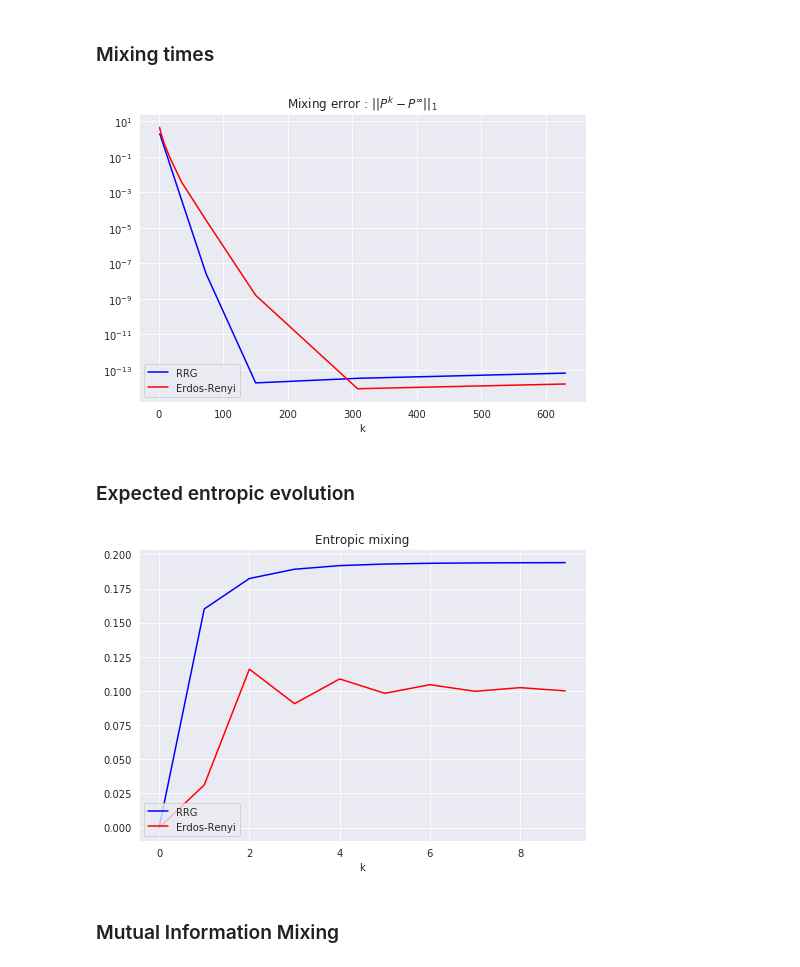
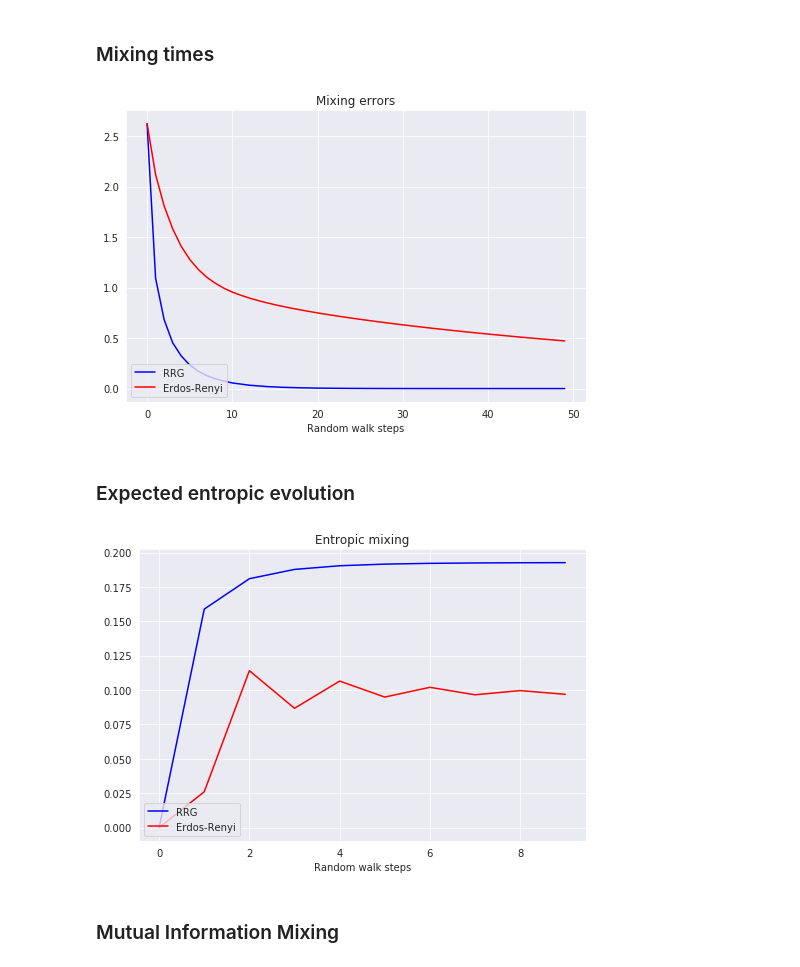
Before and after one commit to sauxpa/expander_graphs, a Jupyter notebook: random_regular_graphs.ipynb, the cells around one changed output. Saved outputs shown, nothing was run; the diff lists cells and outputs as text; code cells hidden in the pictures.

Commit message:
add the new mixing error

```diff
--- a/random_regular_graphs.ipynb
+++ b/random_regular_graphs.ipynb
@@ -160,16 +143,17 @@ with sns.axes_style("darkgrid"):
 Compute $t\mapsto \mathbb{E}\big[H(vP^t) - H(v)\big]$ i.e the increase in entropy after $t$ steps of mixing average across random initial distribution $v$ sampled uniformly.
 # %%
 walk_length = 10
-n_samples = int(1e3)
-entropy_diff = builder.entropy_mixing(n_samples, walk_length)
+n_samples = int(1e3) # Evaluate mxing against random initial distributions
+# n_samples = -1 # Evaluate mxing against Dirac masses at each node
+entropy_diff = builder.entropy_mixing(walk_length, n_samples)
 
-entropy_diff_tree = entropy_mixing(P_tree, n_samples, walk_length)
+entropy_diff_tree = entropy_mixing(P_tree, walk_length, n_samples)
 
 with sns.axes_style("darkgrid"):
     fig, ax = plt.subplots(figsize=(7, 5), nrows=1, ncols=1)
     ax.plot(entropy_diff, label='RRG', color='b')
     ax.plot(entropy_diff_tree, label='Tree', color='r')
-    ax.set_xlabel('k')
+    ax.set_xlabel('Random walk steps')
     ax.set_title('Entropic mixing')
     ax.legend(loc='lower left')
     plt.tight_layout()
@@ -189,15 +173,15 @@ Intuitively, if a graph has good mixing properties, the distribution of $X_t$ sh
 # %%
 walk_length = 10
 n_samples = int(1e3)
-mixing_mi = builder.mi_mixing(n_samples, walk_length)
+mixing_mi = builder.mi_mixing(walk_length, n_samples)
 
-mixing_mi_tree = mi_mixing(P_tree, n_samples, walk_length)
+mixing_mi_tree = mi_mixing(P_tree, walk_length, n_samples)
 
 with sns.axes_style("darkgrid"):
     fig, ax = plt.subplots(figsize=(7, 5), nrows=1, ncols=1)
     ax.plot(mixing_mi, label='RRG', color='b')
     ax.plot(mixing_mi_tree, label='Tree', color='r')
-    ax.set_xlabel('k')
+    ax.set_xlabel('Random walk steps')
     ax.set_title('Mixing Mutual Information')
     ax.legend(loc='lower left')
     plt.tight_layout()
@@ -263,64 +247,59 @@ with sns.axes_style("darkgrid"):
 # %% [markdown]
 ### Mixing times
 # %%
-MIXING_METRIC = 1
+walk_length = 50
+n_samples = int(1e3) # Evaluate mxing against random initial distributions
+# n_samples = -1 # Evaluate mxing against Dirac masses at each node
 
-P_inf = np.array([builder.invariant_distribution,]*n)
 mus_Erdos_Renyi = [invariant_distribution(P_ER) for P_ER in Ps_Erdos_Renyi]
-Ps_inf_Erdos_Renyi = [np.array([mu_ER,]*n) for mu_ER in mus_Erdos_Renyi]
 
-# Log scale of exponents to test
-exponents = np.unique(np.logspace(0, 2.8, 10, dtype=int))
-n_iter = len(exponents)
+mixing_err = builder.mixing_errors(walk_length, n_samples)
+mixing_err_Erdos_Renyi = np.zeros(walk_length)
 
-mixing_err = np.zeros(n_iter)
-mixing_err_Erdos_Renyi = np.zeros(n_iter)
-
-with tqdm(total=n_iter) as pbar:
-    for k, exponent in enumerate(exponents):
-        Pk = builder.transition_matrix ** exponent
-        mixing_err[k] = np.linalg.norm(Pk-P_inf, MIXING_METRIC)
-
-        for i in range(n_Erdos_Renyi):
-            Pk_Erdos_Renyi = Ps_Erdos_Renyi[i] ** exponent
-            mixing_err_Erdos_Renyi[k] += np.linalg.norm(Pk_Erdos_Renyi-Ps_inf_Erdos_Renyi[i], MIXING_METRIC)/n_Erdos_Renyi
+with tqdm(total=n_Erdos_Renyi) as pbar:
+    for i, P_ER in enumerate(Ps_Erdos_Renyi):
+        mixing_err_Erdos_Renyi += mixing_errors(P_ER,
+                                                invariant_distribution(P_ER),
+                                                walk_length,
+                                                n_samples) / n_Erdos_Renyi
         pbar.update(1)
 
 with sns.axes_style("darkgrid"):
     fig, ax = plt.subplots(figsize=(7, 5), nrows=1, ncols=1)
-    ax.semilogy(exponents, mixing_err, label='RRG', color='b')
-    ax.semilogy(exponents, mixing_err_Erdos_Renyi, label='Erdos-Renyi', color='r')
-    ax.set_xlabel('k')
-    ax.set_title('Mixing error : $||P^k - P^{\infty}||_{1}$')
+    ax.plot(mixing_err, label='RRG', color='b')
+    ax.plot(mixing_err_tree, label='Erdos-Renyi', color='r')
+    ax.set_xlabel('Random walk steps')
+    ax.set_title('Mixing errors')
     ax.legend(loc='lower left')
     plt.tight_layout()
     plt.show()
 # %% [output]
-[figure, old version]
+[figure, new version]
 # %% [markdown]
 ### Expected entropic evolution
 # %%
 walk_length = 10
-n_samples = int(1e3)
-entropy_diff = builder.entropy_mixing(n_samples, walk_length)
+n_samples = int(1e3) # Evaluate mxing against random initial distributions
+# n_samples = -1 # Evaluate mxing against Dirac masses at each node
+entropy_diff = builder.entropy_mixing(walk_length, n_samples)
 
 entropy_diff_Erdos_Renyi = np.zeros(walk_length)
 with tqdm(total=n_Erdos_Renyi) as pbar:
     for i, P_ER in enumerate(Ps_Erdos_Renyi):
-        entropy_diff_Erdos_Renyi += entropy_mixing(P_ER, n_samples, walk_length) / n_Erdos_Renyi
+        entropy_diff_Erdos_Renyi += entropy_mixing(P_ER, walk_length, n_samples) / n_Erdos_Renyi
         pbar.update(1)
 
 with sns.axes_style("darkgrid"):
     fig, ax = plt.subplots(figsize=(7, 5), nrows=1, ncols=1)
     ax.plot(entropy_diff, label='RRG', color='b')
     ax.plot(entropy_diff_Erdos_Renyi, label='Erdos-Renyi', color='r')
-    ax.set_xlabel('k')
+    ax.set_xlabel('Random walk steps')
     ax.set_title('Entropic mixing')
     ax.legend(loc='lower left')
     plt.tight_layout()
     plt.show()
 # %% [output]
-[figure, old version]
+[figure, new version]
 # %% [markdown]
 ### Mutual Information Mixing
 # %%
```
Also changed, not shown: parts of 6 cells of this notebook, 4 other files.
